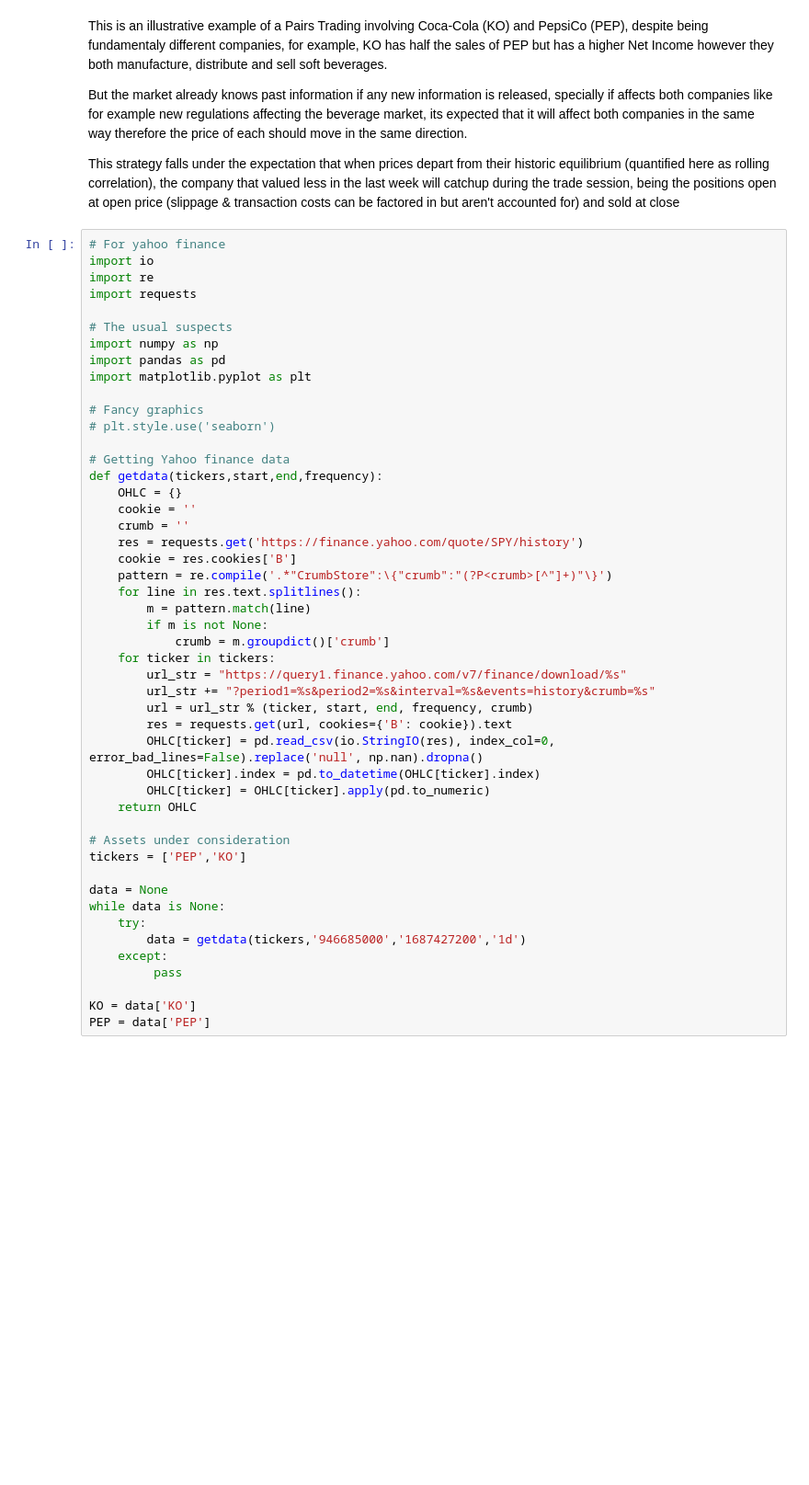
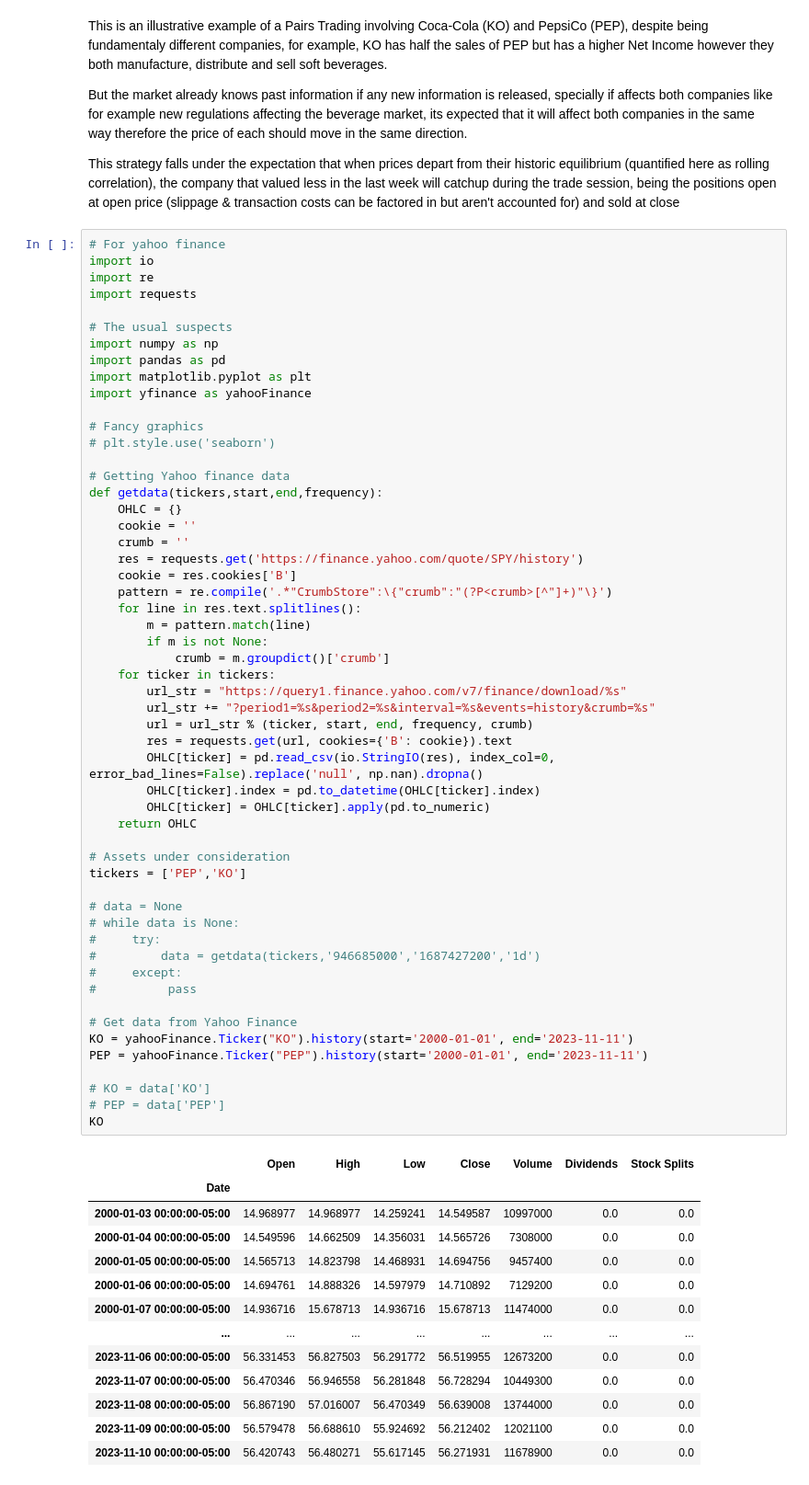
Before and after one commit to baslia/quant_analysis, a Jupyter notebook: strategies/PairsTrading.ipynb, the cells around one changed output. Shown at 92% size. Saved outputs shown, nothing was run; the diff lists cells and outputs as text; blank space fills up the shorter version.

```diff
--- a/strategies/PairsTrading.ipynb
+++ b/strategies/PairsTrading.ipynb
@@ -14,41 +14,61 @@ import requests
 import numpy as np
 import pandas as pd
 import matplotlib.pyplot as plt
+import yfinance as yahooFinance
 
 # Fancy graphics
 # plt.style.use('seaborn')
 
 # Getting Yahoo finance data
 def getdata(tickers,start,end,frequency):
     OHLC = {}
     cookie = ''
     crumb = ''
     res = requests.get('https://finance.yahoo.com/quote/SPY/history')
     cookie = res.cookies['B']
     pattern = re.compile('.*"CrumbStore":\{"crumb":"(?P<crumb>[^"]+)"\}')
     for line in res.text.splitlines():
         m = pattern.match(line)
         if m is not None:
             crumb = m.groupdict()['crumb']
     for ticker in tickers:
         url_str = "https://query1.finance.yahoo.com/v7/finance/download/%s"
         url_str += "?period1=%s&period2=%s&interval=%s&events=history&crumb=%s"
         url = url_str % (ticker, start, end, frequency, crumb)
         res = requests.get(url, cookies={'B': cookie}).text
         OHLC[ticker] = pd.read_csv(io.StringIO(res), index_col=0, error_bad_lines=False).replace('null', np.nan).dropna()
         OHLC[ticker].index = pd.to_datetime(OHLC[ticker].index)
         OHLC[ticker] = OHLC[ticker].apply(pd.to_numeric)
     return OHLC
 
 # Assets under consideration
 tickers = ['PEP','KO']
 
-data = None
-while data is None:
-    try:
-        data = getdata(tickers,'946685000','1687427200','1d')
-    except:
-         pass
+# data = None
+# while data is None:
+#     try:
+#         data = getdata(tickers,'946685000','1687427200','1d')
+#     except:
+#          pass
 
-KO = data['KO']
-PEP = data['PEP']
+# Get data from Yahoo Finance
+KO = yahooFinance.Ticker("KO").history(start='2000-01-01', end='2023-11-11')
+PEP = yahooFinance.Ticker("PEP").history(start='2000-01-01', end='2023-11-11')
+
+# KO = data['KO']
+# PEP = data['PEP']
+KO
+# %% [output]
+|  | Open | High | Low | Close | Volume | Dividends | Stock Splits |
+| Date |  |  |  |  |  |  |  |
+| 2000-01-03 00:00:00-05:00 | 14.968977 | 14.968977 | 14.259241 | 14.549587 | 10997000 | 0.0 | 0.0 |
+| 2000-01-04 00:00:00-05:00 | 14.549596 | 14.662509 | 14.356031 | 14.565726 | 7308000 | 0.0 | 0.0 |
+| 2000-01-05 00:00:00-05:00 | 14.565713 | 14.823798 | 14.468931 | 14.694756 | 9457400 | 0.0 | 0.0 |
+| 2000-01-06 00:00:00-05:00 | 14.694761 | 14.888326 | 14.597979 | 14.710892 | 7129200 | 0.0 | 0.0 |
+| 2000-01-07 00:00:00-05:00 | 14.936716 | 15.678713 | 14.936716 | 15.678713 | 11474000 | 0.0 | 0.0 |
+| ... | ... | ... | ... | ... | ... | ... | ... |
+| 2023-11-06 00:00:00-05:00 | 56.331453 | 56.827503 | 56.291772 | 56.519955 | 12673200 | 0.0 | 0.0 |
+| 2023-11-07 00:00:00-05:00 | 56.470346 | 56.946558 | 56.281848 | 56.728294 | 10449300 | 0.0 | 0.0 |
+| 2023-11-08 00:00:00-05:00 | 56.867190 | 57.016007 | 56.470349 | 56.639008 | 13744000 | 0.0 | 0.0 |
+| 2023-11-09 00:00:00-05:00 | 56.579478 | 56.688610 | 55.924692 | 56.212402 | 12021100 | 0.0 | 0.0 |
+| 2023-11-10 00:00:00-05:00 | 56.420743 | 56.480271 | 55.617145 | 56.271931 | 11678900 | 0.0 | 0.0 |
```
Also changed, not shown: parts of 5 cells of this notebook.
